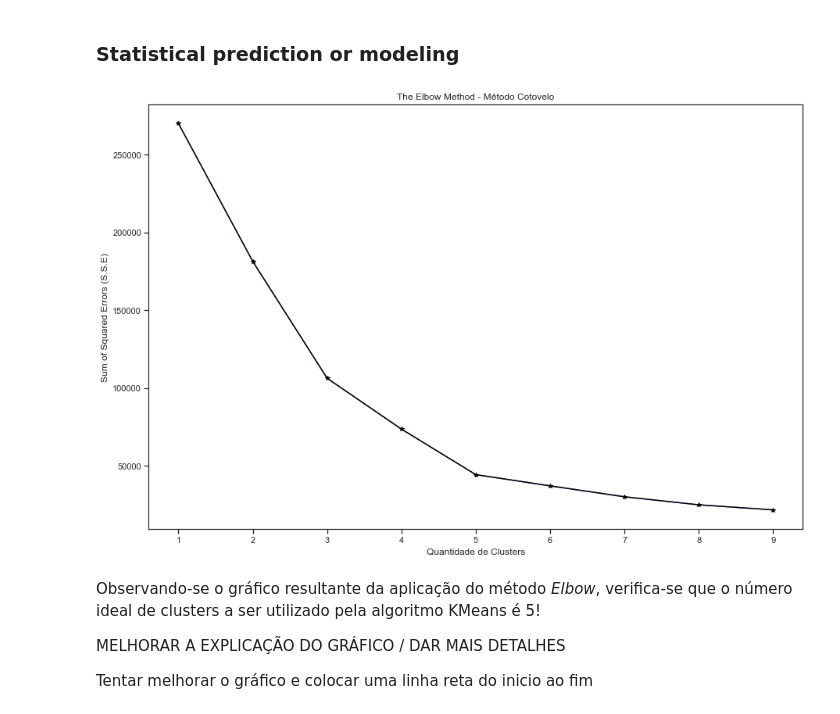
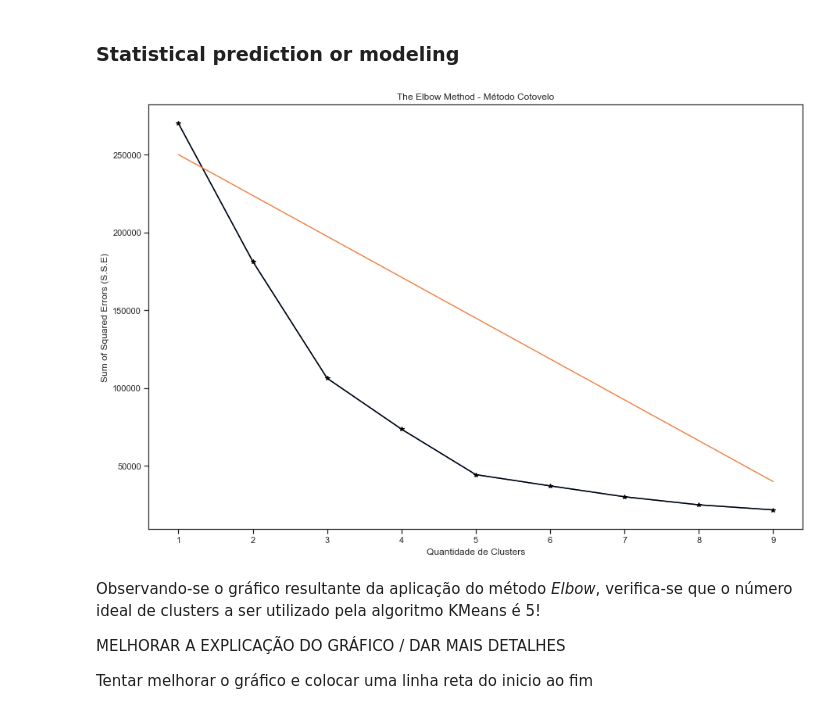
Before and after one commit to VictorSMonteiro/Projeto-Especial---Segmenta-ao-do-Clientes-, a Jupyter notebook: Teste Projeto.ipynb, the cells around one changed output. Cells and saved outputs as stored; diff of their text form; code cells hidden in the pictures.

```diff
--- a/Teste Projeto.ipynb
+++ b/Teste Projeto.ipynb
@@ -347,34 +347,38 @@ distortions = []
 
 #   Criação da variável k que recebe valores de dez clusters
 K = range(1, 10)
 
 #   Loop para cálculo do modelo KMeans e suas distorções
 for k in K:
 
     kmeansModel = KMeans(n_clusters = k, init = 'k-means++',    random_state = 23)
     #   Treina o modelo Kmeans a partir dos dados de X
     kmeansModel.fit(X)
     #   Adiciona as distorções na lista
     distortions.append(kmeansModel.inertia_)
 
 # Chamada de funções da biblioteca matplotlib para melhorar a visualização do gráfico
 #   Tamanho do gráfico [Largura, Altura]
 plt.rcParams['figure.figsize'] = (15,10)
 #   Tamanho da fonte
 plt.rc("font", size=15)
 #   Dados que serão plotados no gráfico
 plt.plot(K, distortions)
 #   Titulo do Gráfico
 plt.title("The Elbow Method - Método Cotovelo")
 #   Legenda do eixo x
 plt.xlabel("Quantidade de Clusters")
 #   Legenda do Eixo y - Sum of Squared Errors
 plt.ylabel("Sum of Squared Errors (S.S.E)")
 #   Pontos estrelas na linha do gráfico para melhor visualização
 plt.plot(K, distortions, marker="*", c="black")
+
+x = [1,9]
+y = [250000, 40000]
+plt.plot(x, y)
 plt.show()
 # %% [output]
-[figure, old version]
+[figure, new version]
 # %% [markdown]
 Observando-se o gráfico resultante da aplicação do método *Elbow*, verifica-se que o número ideal de clusters a ser utilizado pela algoritmo KMeans é 5!
 
```
